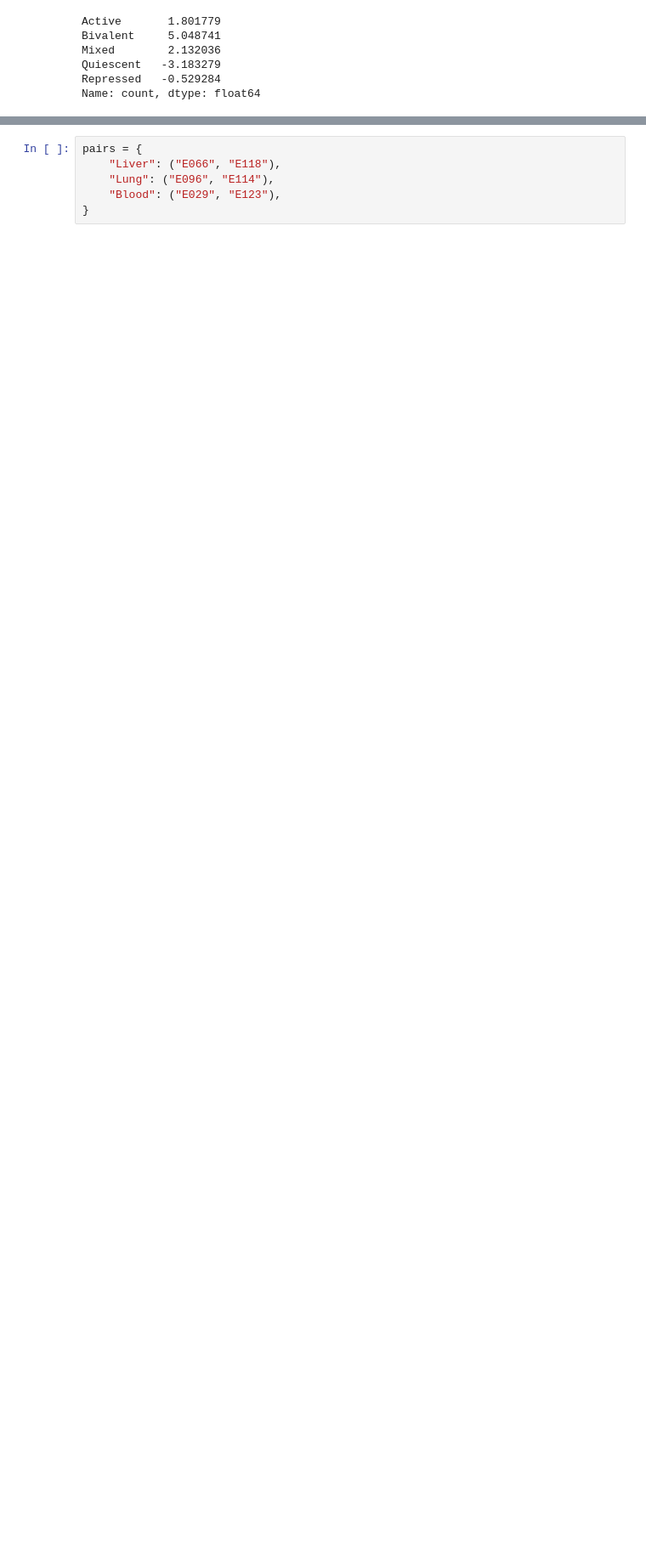
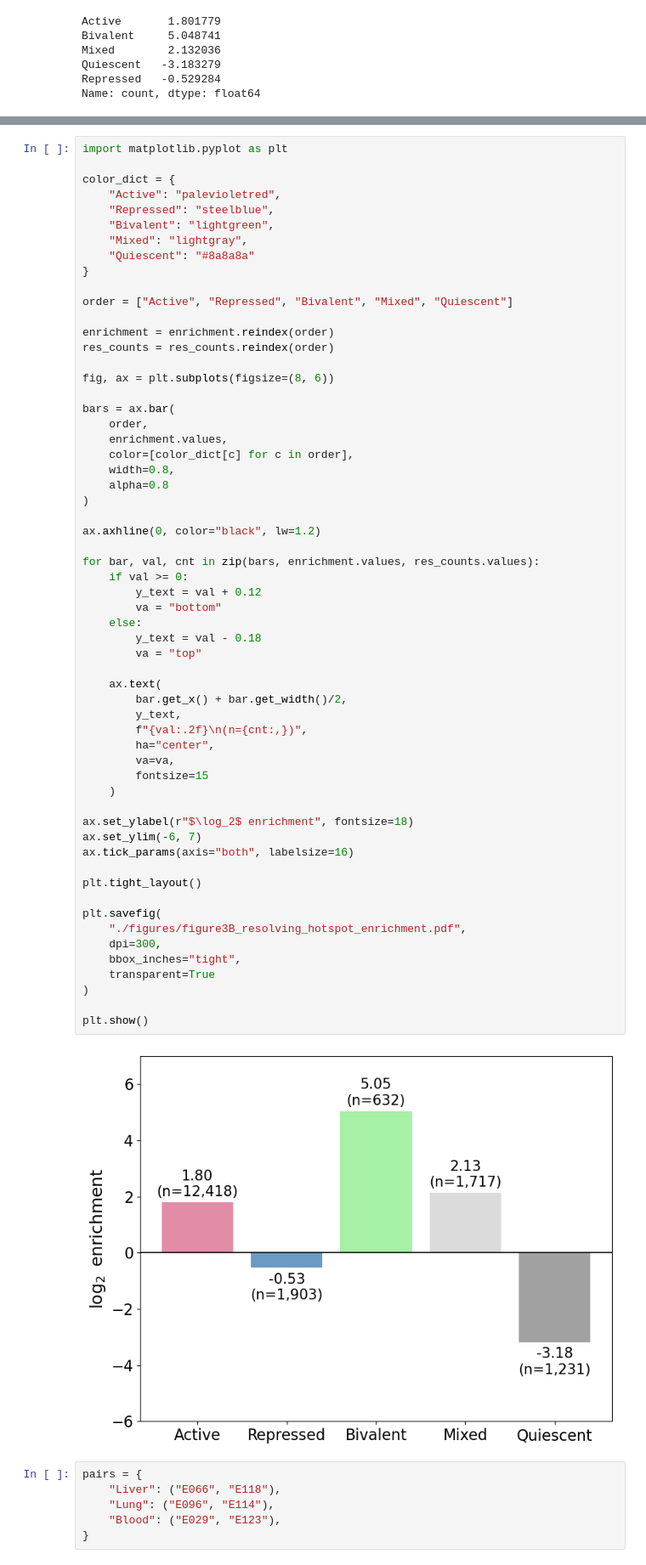
Before and after one commit to caocao0525/HERV, a Jupyter notebook: herv_all_hotspot_analysis.ipynb, the cells around one changed output, grey strips where cells are left out. Shown at 85% size. Cells and saved outputs as stored; diff of their text form; blank space fills up the shorter version.

```diff
--- a/herv_all_hotspot_analysis.ipynb
+++ b/herv_all_hotspot_analysis.ipynb
@@ -1510,6 +1523,67 @@ plt.tight_layout()
 plt.show()
 # %% [output]
 [figure]
+# %%
+import matplotlib.pyplot as plt
+
+color_dict = {
+    "Active": "palevioletred",
+    "Repressed": "steelblue",
+    "Bivalent": "lightgreen",
+    "Mixed": "lightgray",
+    "Quiescent": "#8a8a8a"
+}
+
+order = ["Active", "Repressed", "Bivalent", "Mixed", "Quiescent"]
+
+enrichment = enrichment.reindex(order)
+res_counts = res_counts.reindex(order)
+
+fig, ax = plt.subplots(figsize=(8, 6))
+
+bars = ax.bar(
+    order,
+    enrichment.values,
+    color=[color_dict[c] for c in order],
+    width=0.8,
+    alpha=0.8
+)
+
+ax.axhline(0, color="black", lw=1.2)
+
+for bar, val, cnt in zip(bars, enrichment.values, res_counts.values):
+    if val >= 0:
+        y_text = val + 0.12
+        va = "bottom"
+    else:
+        y_text = val - 0.18
+        va = "top"
+
+    ax.text(
+        bar.get_x() + bar.get_width()/2,
+        y_text,
+        f"{val:.2f}\n(n={cnt:,})",
+        ha="center",
+        va=va,
+        fontsize=15
+    )
+
+ax.set_ylabel(r"$\log_2$ enrichment", fontsize=18)
+ax.set_ylim(-6, 7)
+ax.tick_params(axis="both", labelsize=16)
+
+plt.tight_layout()
+
+plt.savefig(
+    "./figures/figure3B_resolving_hotspot_enrichment.pdf",
+    dpi=300,
+    bbox_inches="tight",
+    transparent=True
+)
+
+plt.show()
+# %% [output]
+[figure, added]
 # %%
 pairs = {
     "Liver": ("E066", "E118"),
```
Also changed, not shown: parts of 16 cells of this notebook, 5 other files.
